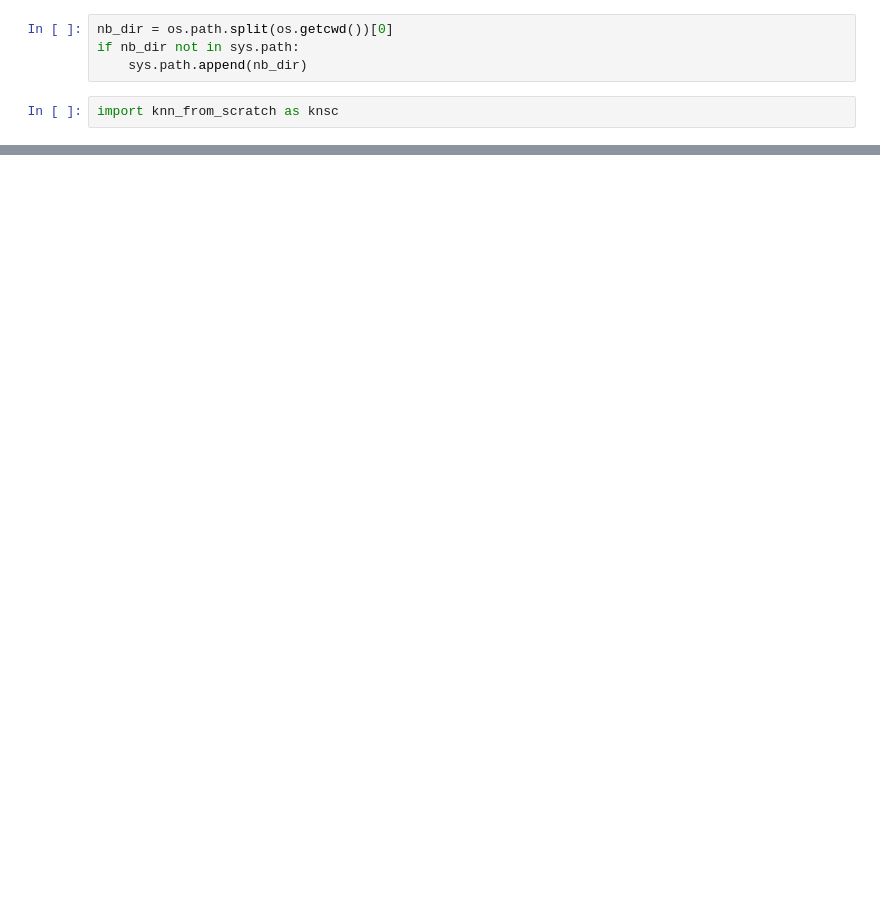
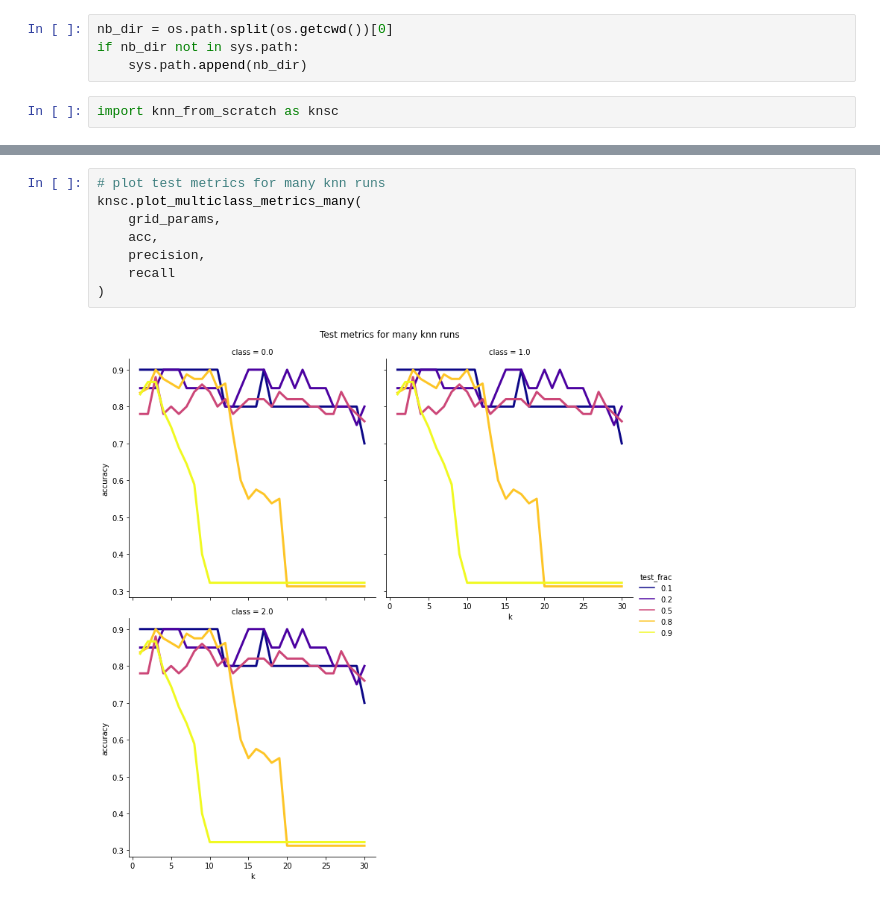
Before and after one commit to TrevorJDick/knn_scratch, a Jupyter notebook: knn/knn_examples.ipynb, the cells around one changed output, grey strips where cells are left out. Cells and saved outputs as stored; diff of their text form; blank space fills up the shorter version.

```diff
--- a/knn/knn_examples.ipynb
+++ b/knn/knn_examples.ipynb
@@ -16,0 +65,10 @@ import knn_from_scratch as knsc
+# %%
+# plot test metrics for many knn runs
+knsc.plot_multiclass_metrics_many(
+    grid_params,
+    acc,
+    precision,
+    recall
+)
+# %% [output]
+[figure, added]
```
Also changed, not shown: parts of 14 cells of this notebook, 1 other file.
